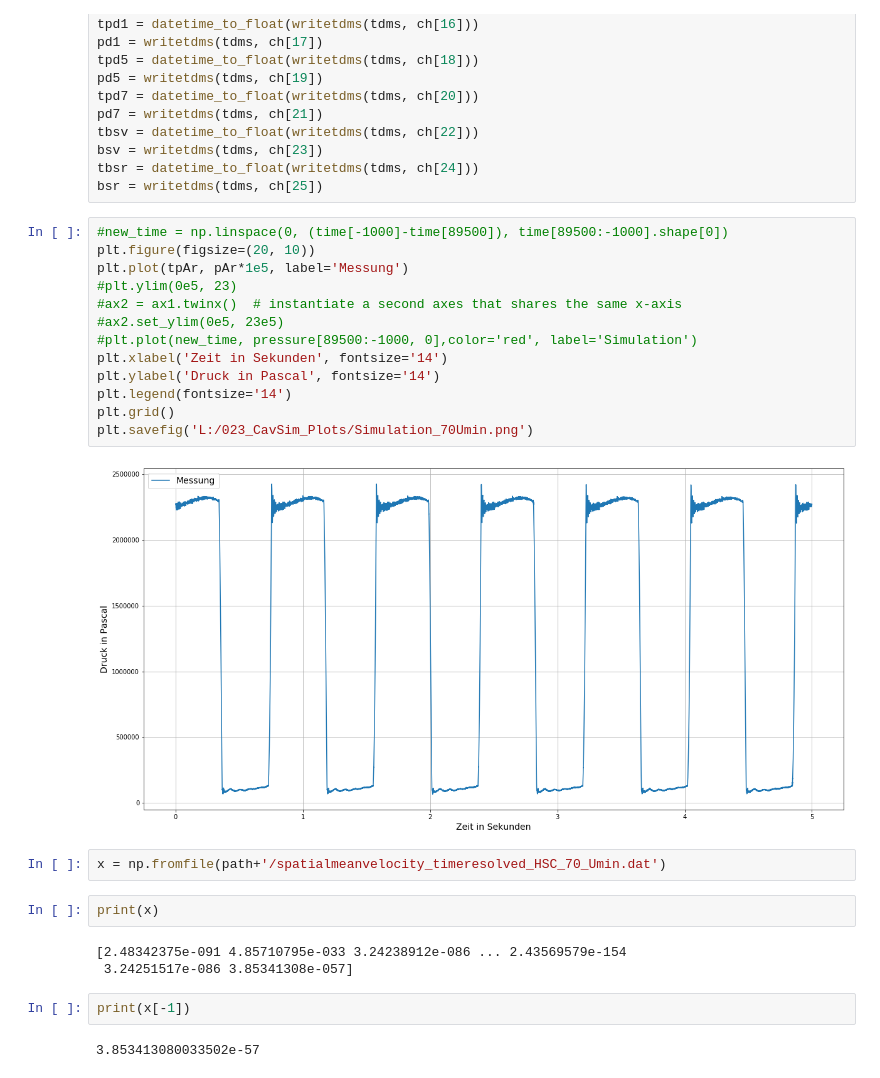
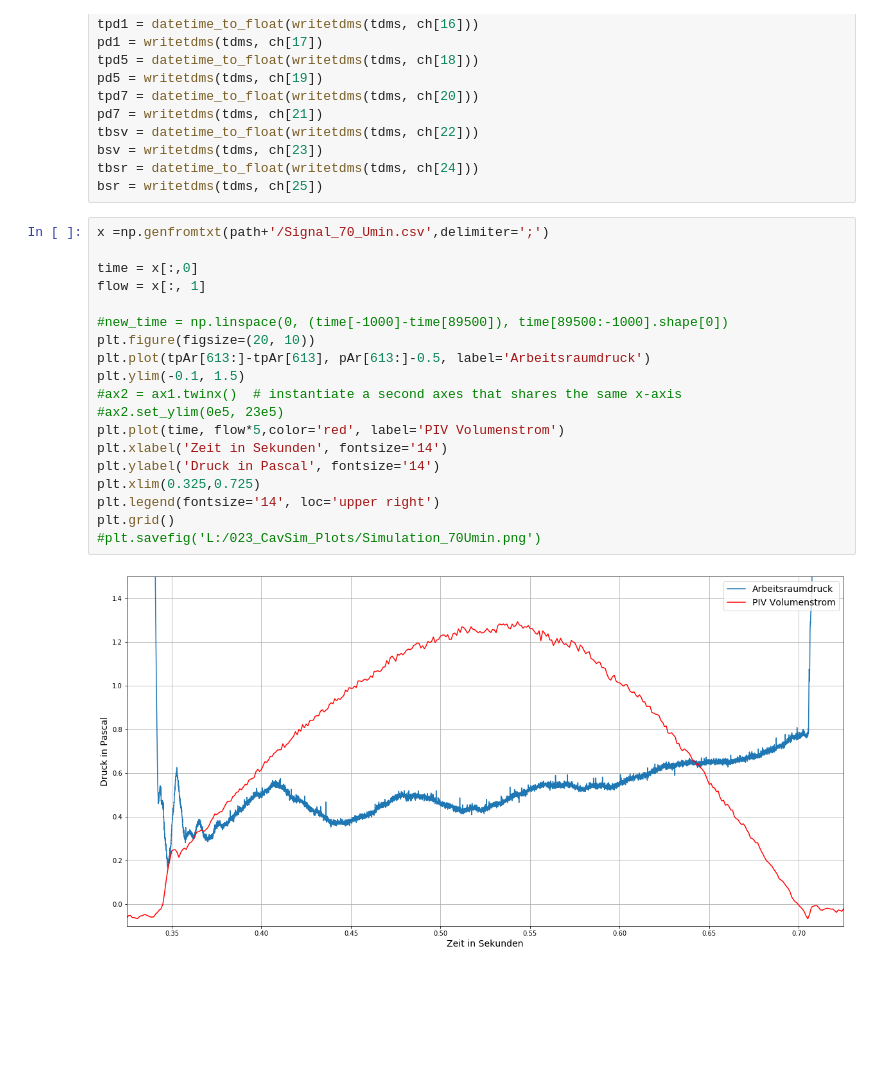
Before and after one commit to DHaspel/cavsim, a Jupyter notebook: jupyter/Synchronized Comparison of Flow and Pressure.ipynb, the cells around one changed output. Saved outputs shown, nothing was run; the diff lists cells and outputs as text; blank space fills up the shorter version.

```diff
--- a/jupyter/Synchronized Comparison of Flow and Pressure.ipynb
+++ b/jupyter/Synchronized Comparison of Flow and Pressure.ipynb
@@ -61,28 +61,23 @@ bsv = writetdms(tdms, ch[23])
 tbsr = datetime_to_float(writetdms(tdms, ch[24]))
 bsr = writetdms(tdms, ch[25])
 # %%
+x =np.genfromtxt(path+'/Signal_70_Umin.csv',delimiter=';')
+
+time = x[:,0]
+flow = x[:, 1]
+
 #new_time = np.linspace(0, (time[-1000]-time[89500]), time[89500:-1000].shape[0])
 plt.figure(figsize=(20, 10))
-plt.plot(tpAr, pAr*1e5, label='Messung')
-#plt.ylim(0e5, 23)
+plt.plot(tpAr[613:]-tpAr[613], pAr[613:]-0.5, label='Arbeitsraumdruck')
+plt.ylim(-0.1, 1.5)
 #ax2 = ax1.twinx()  # instantiate a second axes that shares the same x-axis
 #ax2.set_ylim(0e5, 23e5)
-#plt.plot(new_time, pressure[89500:-1000, 0],color='red', label='Simulation')
+plt.plot(time, flow*5,color='red', label='PIV Volumenstrom')
 plt.xlabel('Zeit in Sekunden', fontsize='14')
 plt.ylabel('Druck in Pascal', fontsize='14')
-plt.legend(fontsize='14')
+plt.xlim(0.325,0.725)
+plt.legend(fontsize='14', loc='upper right')
 plt.grid()
-plt.savefig('L:/023_CavSim_Plots/Simulation_70Umin.png')
+#plt.savefig('L:/023_CavSim_Plots/Simulation_70Umin.png')
 # %% [output]
-[figure, old version]
+[figure, new version]
-# %%
-x = np.fromfile(path+'/spatialmeanvelocity_timeresolved_HSC_70_Umin.dat')
-# %%
-print(x)
-# %% [output]
-[2.48342375e-091 4.85710795e-033 3.24238912e-086 ... 2.43569579e-154
- 3.24251517e-086 3.85341308e-057]
-# %%
-print(x[-1])
-# %% [output]
-3.853413080033502e-57
```
Also changed, not shown: parts of 1 cell of this notebook, 2 other files.
